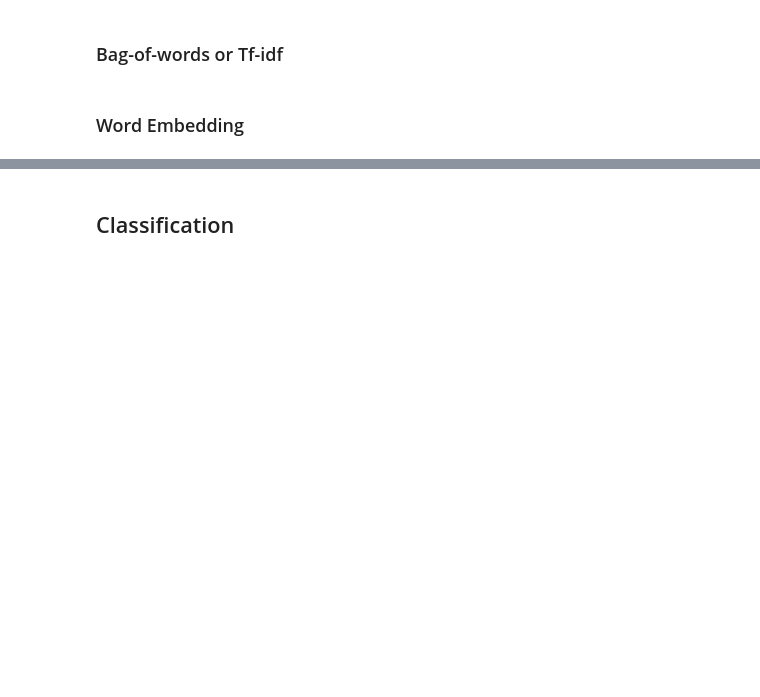
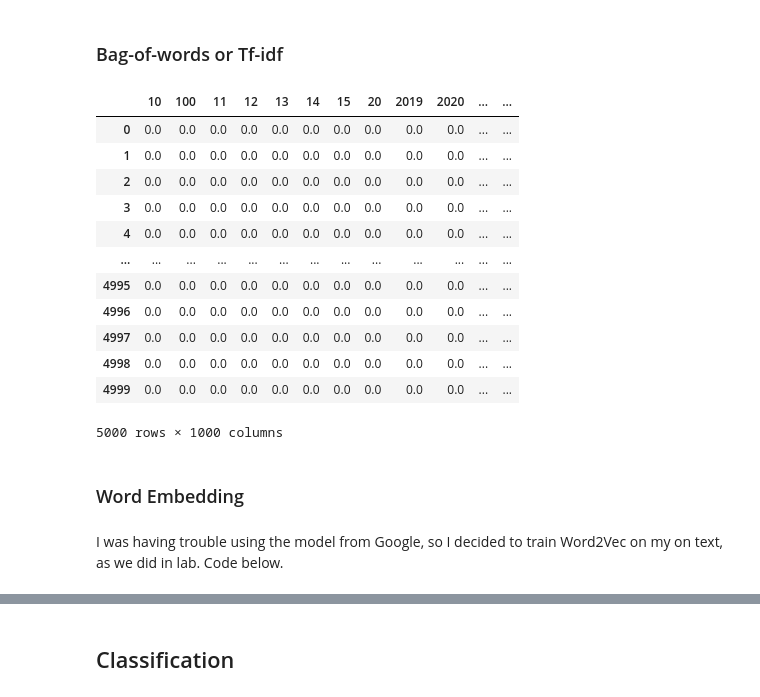
Before and after one commit to cindyalvar/Computational-Social-Science-Projects, a Jupyter notebook: Project 5/Project 5 Cindy_Alvarez.ipynb, the cells around one changed output, grey strips where cells are left out. Cells and saved outputs as stored; diff of their text form; code cells hidden in the pictures; blank space fills up the shorter version.

```diff
--- a/Project 5/Project 5 Cindy_Alvarez.ipynb
+++ b/Project 5/Project 5 Cindy_Alvarez.ipynb
@@ -561,22 +570,37 @@ if 'position' in congress_tweets_sample.columns:
 # %%
 # 2. Frequency Based featurization: TF-IDF Matrix
 # Use the already tokenized data and join tokens back into strings for TF-IDF
 # First check if we need to convert tokens to strings
 token_type = type(congress_tweets_sample['tokens'].iloc[0])
 if token_type == list:
     # If tokens are stored as lists, join them into strings
     text_for_tfidf = congress_tweets_sample['tokens'].apply(lambda x: ' '.join(x))
 else:
     # If tokens are already strings, use them directly
     text_for_tfidf = congress_tweets_sample['tokens']
 
 # Create TF-IDF matrix
 tfidf_vectorizer = TfidfVectorizer(max_features=1000)  # Limit to top 1000 features
 tfidf_matrix = tfidf_vectorizer.fit_transform(text_for_tfidf)
 
 # Convert to DataFrame for easier inspection
 feature_names = tfidf_vectorizer.get_feature_names_out()
 tfidf_df = pd.DataFrame(tfidf_matrix.toarray(), columns=feature_names)
+tfidf_df
+# %% [output]
+|  | 10 | 100 | 11 | 12 | 13 | 14 | 15 | 20 | 2019 | 2020 | ... | ... |
+| 0 | 0.0 | 0.0 | 0.0 | 0.0 | 0.0 | 0.0 | 0.0 | 0.0 | 0.0 | 0.0 | ... | ... |
+| 1 | 0.0 | 0.0 | 0.0 | 0.0 | 0.0 | 0.0 | 0.0 | 0.0 | 0.0 | 0.0 | ... | ... |
+| 2 | 0.0 | 0.0 | 0.0 | 0.0 | 0.0 | 0.0 | 0.0 | 0.0 | 0.0 | 0.0 | ... | ... |
+| 3 | 0.0 | 0.0 | 0.0 | 0.0 | 0.0 | 0.0 | 0.0 | 0.0 | 0.0 | 0.0 | ... | ... |
+| 4 | 0.0 | 0.0 | 0.0 | 0.0 | 0.0 | 0.0 | 0.0 | 0.0 | 0.0 | 0.0 | ... | ... |
+| ... | ... | ... | ... | ... | ... | ... | ... | ... | ... | ... | ... | ... |
+| 4995 | 0.0 | 0.0 | 0.0 | 0.0 | 0.0 | 0.0 | 0.0 | 0.0 | 0.0 | 0.0 | ... | ... |
+| 4996 | 0.0 | 0.0 | 0.0 | 0.0 | 0.0 | 0.0 | 0.0 | 0.0 | 0.0 | 0.0 | ... | ... |
+| 4997 | 0.0 | 0.0 | 0.0 | 0.0 | 0.0 | 0.0 | 0.0 | 0.0 | 0.0 | 0.0 | ... | ... |
+| 4998 | 0.0 | 0.0 | 0.0 | 0.0 | 0.0 | 0.0 | 0.0 | 0.0 | 0.0 | 0.0 | ... | ... |
+| 4999 | 0.0 | 0.0 | 0.0 | 0.0 | 0.0 | 0.0 | 0.0 | 0.0 | 0.0 | 0.0 | ... | ... |
+5000 rows × 1000 columns
 # %% [markdown]
 ### Word Embedding
 # %%
@@ -587,0 +612,2 @@ model = gensim.models.KeyedVectors.load_word2vec_format('data/GoogleNews-vectors
+# %% [markdown]
+I was having trouble using the model from Google, so I decided to train Word2Vec on my on text, as we did in lab. Code below.
```
Also changed, not shown: parts of 76 cells of this notebook.
